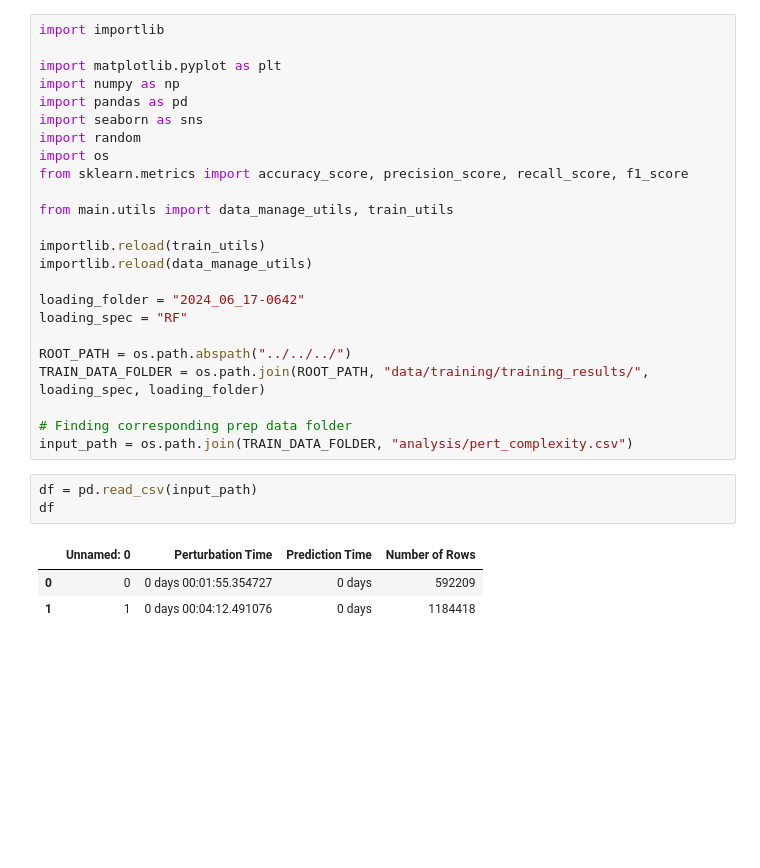
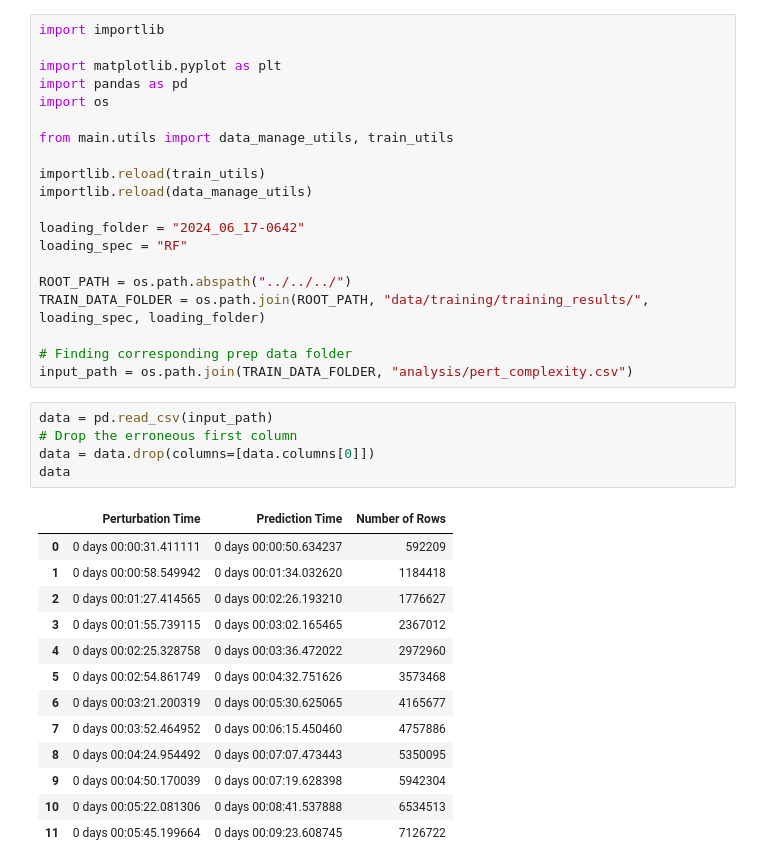
Before and after one commit to chrigHub/PertubationThesis, a Jupyter notebook: main/perturbation/analysis/complexity_analysis.ipynb, the cells around one changed output. Saved outputs shown, nothing was run; the diff lists cells and outputs as text; blank space fills up the shorter version.

```diff
--- a/main/perturbation/analysis/complexity_analysis.ipynb
+++ b/main/perturbation/analysis/complexity_analysis.ipynb
@@ -2,12 +2,8 @@
 import importlib
 
 import matplotlib.pyplot as plt
-import numpy as np
 import pandas as pd
-import seaborn as sns
-import random
 import os
-from sklearn.metrics import accuracy_score, precision_score, recall_score, f1_score
 
 from main.utils import data_manage_utils, train_utils
 
@@ -23,9 +19,21 @@ TRAIN_DATA_FOLDER = os.path.join(ROOT_PATH, "data/training/training_results/", l
 # Finding corresponding prep data folder
 input_path = os.path.join(TRAIN_DATA_FOLDER, "analysis/pert_complexity.csv")
 # %%
-df = pd.read_csv(input_path)
-df
+data = pd.read_csv(input_path)
+# Drop the erroneous first column
+data = data.drop(columns=[data.columns[0]])
+data
 # %% [output]
-|  | Unnamed: 0 | Perturbation Time | Prediction Time | Number of Rows |
-| 0 | 0 | 0 days 00:01:55.354727 | 0 days | 592209 |
-| 1 | 1 | 0 days 00:04:12.491076 | 0 days | 1184418 |
+|  | Perturbation Time | Prediction Time | Number of Rows |
+| 0 | 0 days 00:00:31.411111 | 0 days 00:00:50.634237 | 592209 |
+| 1 | 0 days 00:00:58.549942 | 0 days 00:01:34.032620 | 1184418 |
+| 2 | 0 days 00:01:27.414565 | 0 days 00:02:26.193210 | 1776627 |
+| 3 | 0 days 00:01:55.739115 | 0 days 00:03:02.165465 | 2367012 |
+| 4 | 0 days 00:02:25.328758 | 0 days 00:03:36.472022 | 2972960 |
+| 5 | 0 days 00:02:54.861749 | 0 days 00:04:32.751626 | 3573468 |
+| 6 | 0 days 00:03:21.200319 | 0 days 00:05:30.625065 | 4165677 |
+| 7 | 0 days 00:03:52.464952 | 0 days 00:06:15.450460 | 4757886 |
+| 8 | 0 days 00:04:24.954492 | 0 days 00:07:07.473443 | 5350095 |
+| 9 | 0 days 00:04:50.170039 | 0 days 00:07:19.628398 | 5942304 |
+| 10 | 0 days 00:05:22.081306 | 0 days 00:08:41.537888 | 6534513 |
+| 11 | 0 days 00:05:45.199664 | 0 days 00:09:23.608745 | 7126722 |
```
Also changed, not shown: parts of 3 cells of this notebook.
